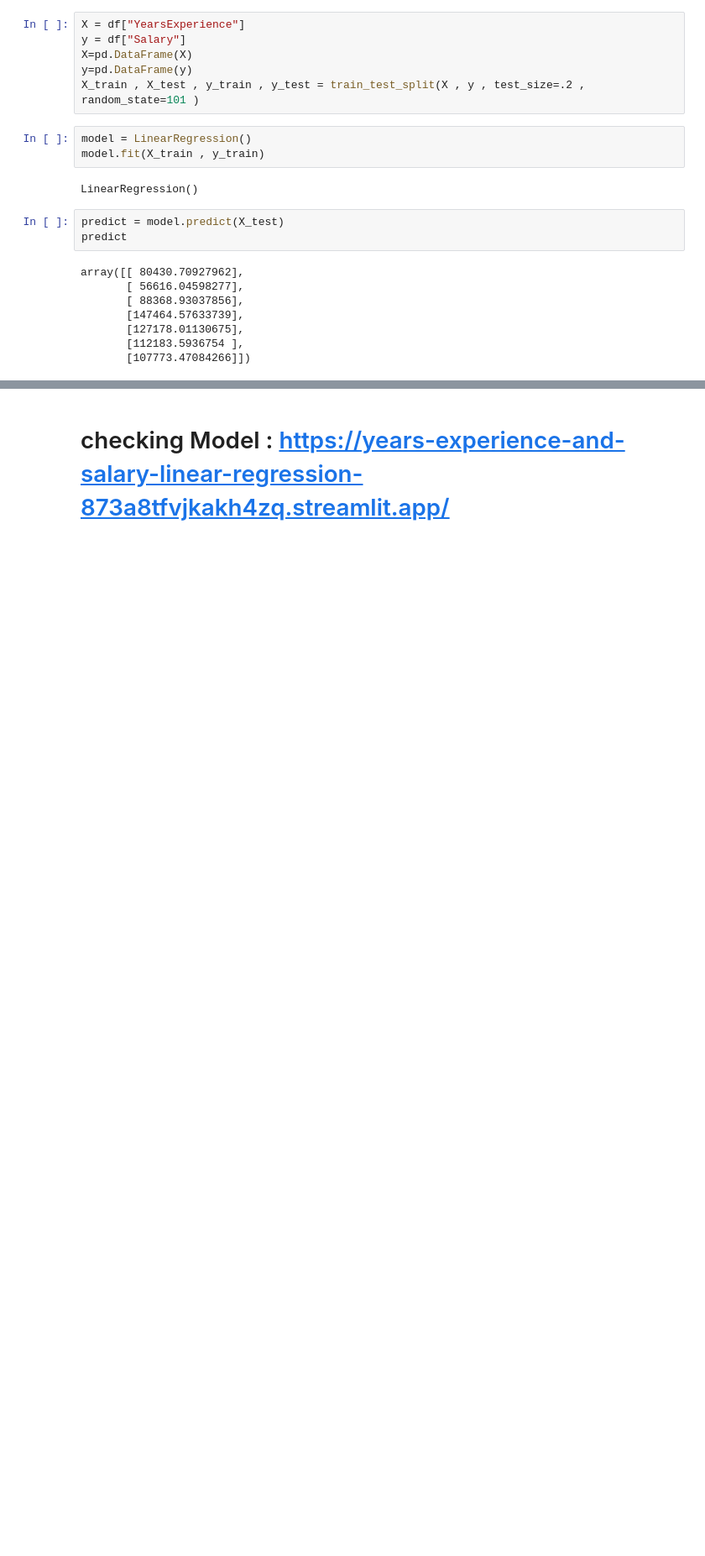
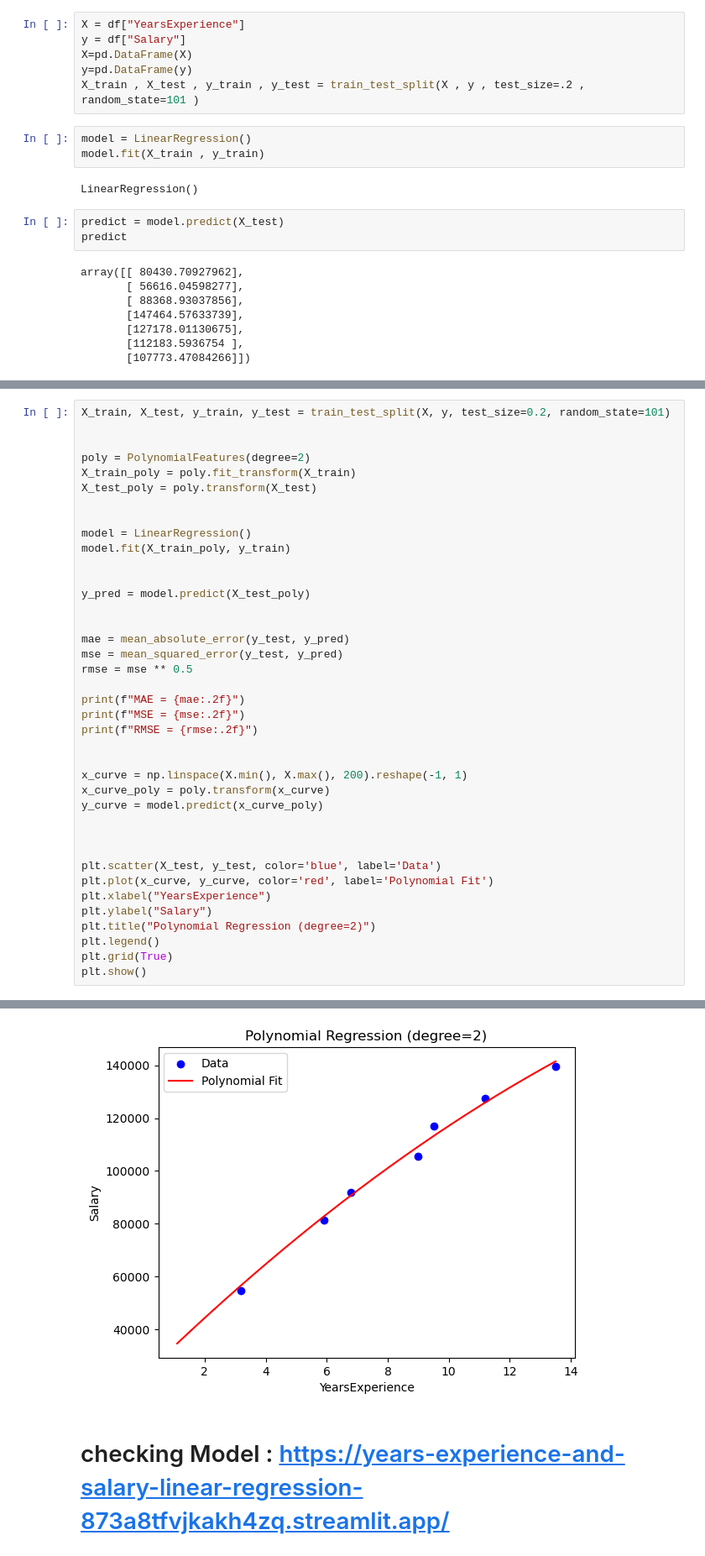
Before and after one commit to b0o0da/Years-Experience-and-Salary-Linear-Regression, a Jupyter notebook: project-1.ipynb, the cells around one changed output, grey strips where cells are left out. Shown at 84% size. Saved outputs shown, nothing was run; the diff lists cells and outputs as text; blank space fills up the shorter version.

```diff
--- a/project-1.ipynb
+++ b/project-1.ipynb
@@ -108,0 +115,40 @@ plt.show()
+# %%
+X_train, X_test, y_train, y_test = train_test_split(X, y, test_size=0.2, random_state=101)
+
+
+poly = PolynomialFeatures(degree=2)
+X_train_poly = poly.fit_transform(X_train)
+X_test_poly = poly.transform(X_test)
+
+
+model = LinearRegression()
+model.fit(X_train_poly, y_train)
+
+
+y_pred = model.predict(X_test_poly)
+
+
+mae = mean_absolute_error(y_test, y_pred)
+mse = mean_squared_error(y_test, y_pred)
+rmse = mse ** 0.5
+
+print(f"MAE = {mae:.2f}")
+print(f"MSE = {mse:.2f}")
+print(f"RMSE = {rmse:.2f}")
+
+
+x_curve = np.linspace(X.min(), X.max(), 200).reshape(-1, 1)
+x_curve_poly = poly.transform(x_curve)
+y_curve = model.predict(x_curve_poly)
+
+
+
+plt.scatter(X_test, y_test, color='blue', label='Data')
+plt.plot(x_curve, y_curve, color='red', label='Polynomial Fit')
+plt.xlabel("YearsExperience")
+plt.ylabel("Salary")
+plt.title("Polynomial Regression (degree=2)")
+plt.legend()
+plt.grid(True)
+plt.show()
+# %% [output]
@@ -109,2 +158,3 @@ plt.show()
+[figure, added]
 # %% [markdown]
 #  checking Model : https://years-experience-and-salary-linear-regression-873a8tfvjkakh4zq.streamlit.app/
```
Also changed, not shown: parts of 4 cells of this notebook.
